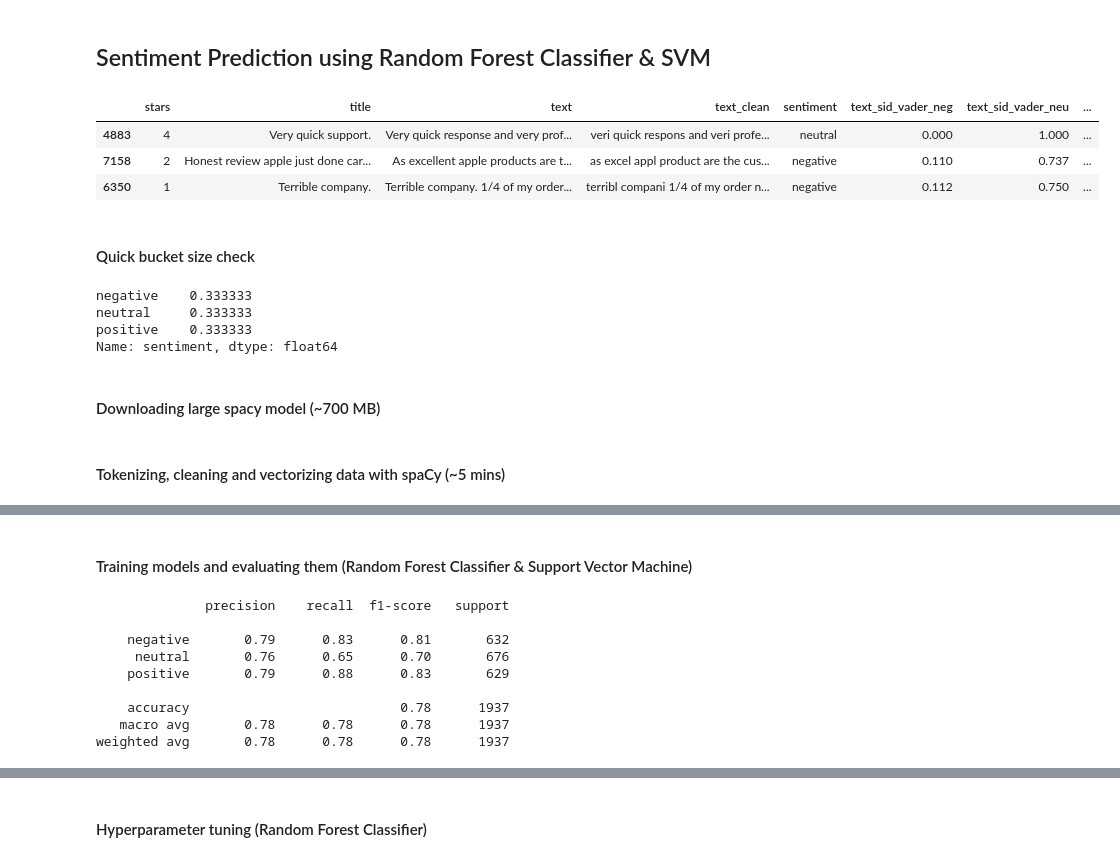
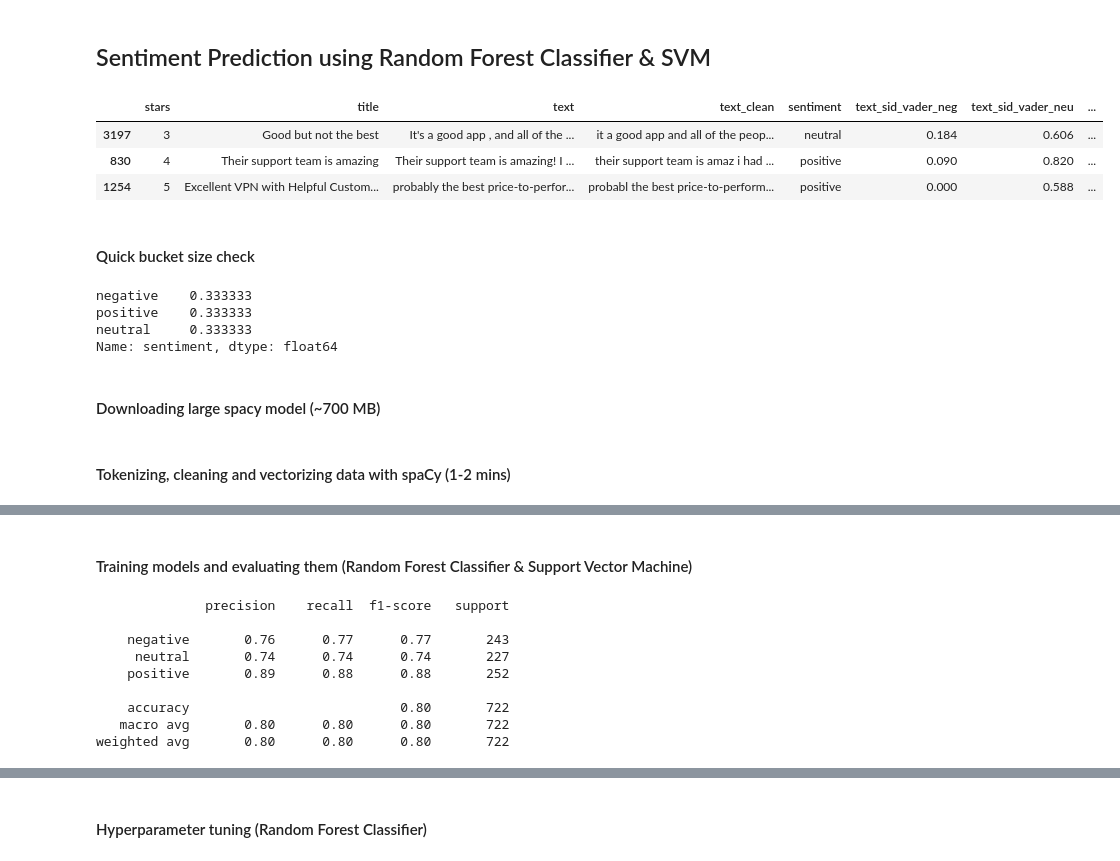
Before and after one commit to DanielEdlich/unternehmenssoftware, a Jupyter notebook: sentiment_prediction.ipynb, the cells around one changed output, grey strips where cells are left out. Drawn from its saved outputs; the diff is of its cells as text; code cells hidden in the pictures.

```diff
--- a/sentiment_prediction.ipynb
+++ b/sentiment_prediction.ipynb
@@ -3,32 +3,33 @@
 # %%
 import spacy
 import sklearn
 import joblib
 import pandas as pd
 import numpy as np
 import matplotlib.pyplot as plt
 from scipy.stats import randint, uniform
 from sklearn.model_selection import train_test_split, RandomizedSearchCV, GridSearchCV
 from sklearn.ensemble import RandomForestClassifier
 from sklearn.svm import SVC
-from sklearn.metrics import classification_report, ConfusionMatrixDisplay
+from sklearn.metrics import classification_report, ConfusionMatrixDisplay, accuracy_score
+from sklearn.dummy import DummyClassifier
 
 # Load pre-processed data
-df = pd.read_csv("data/all_cleaned_alt2")
+df = pd.read_csv("data/all_cleaned_alt")
 df.sample(3)
 # %% [output]
 |  | stars | title | text | text_clean | sentiment | text_sid_vader_neg | text_sid_vader_neu | ... |
-| 4883 | 4 | Very quick support. | Very quick response and very prof... | veri quick respons and veri profe... | neutral | 0.000 | 1.000 | ... |
-| 7158 | 2 | Honest review apple just done car... | As excellent apple products are t... | as excel appl product are the cus... | negative | 0.110 | 0.737 | ... |
-| 6350 | 1 | Terrible company. | Terrible company. 1/4 of my order... | terribl compani 1/4 of my order n... | negative | 0.112 | 0.750 | ... |
+| 3197 | 3 | Good but not the best | It's a good app , and all of the ... | it a good app and all of the peop... | neutral | 0.184 | 0.606 | ... |
+| 830 | 4 | Their support team is amazing | Their support team is amazing! I ... | their support team is amaz i had ... | positive | 0.090 | 0.820 | ... |
+| 1254 | 5 | Excellent VPN with Helpful Custom... | probably the best price-to-perfor... | probabl the best price-to-perform... | positive | 0.000 | 0.588 | ... |
 # %% [markdown]
 #### Quick bucket size check
 # %%
 df["sentiment"].value_counts(normalize=True)
 # %% [output]
 negative    0.333333
+positive    0.333333
 neutral     0.333333
-positive    0.333333
 Name: sentiment, dtype: float64
 # %% [markdown]
 #### Downloading large spacy model (~700 MB)
@@ -36,7 +37,7 @@ Name: sentiment, dtype: float64
 %%capture
 !python -m spacy download en_core_web_lg
 # %% [markdown]
-#### Tokenizing, cleaning and vectorizing data with spaCy (~5 mins)
+#### Tokenizing, cleaning and vectorizing data with spaCy (1-2 mins)
 # %%
 nlp = spacy.load('en_core_web_lg')
 
@@ -75,22 +76,22 @@ Y = df['sentiment']
 X_train, X_test, y_train, y_test = train_test_split(X, Y, test_size=0.2, random_state=42)
 # %%
 # Fit & predict
-rf_clf = RandomForestClassifier(max_depth=7, min_samples_leaf=3, min_samples_split=5, n_estimators=121)
+rf_clf = RandomForestClassifier()
 rf_clf.fit(X_train, y_train)
-y_pred = rf_clf.predict(X_test)
+y_pred_rf = rf_clf.predict(X_test)
 
 # Classification metrics
-print(classification_report(y_test, y_pred))
+print(classification_report(y_test, y_pred_rf))
 # %% [output]
               precision    recall  f1-score   support
 
-    negative       0.79      0.83      0.81       632
-     neutral       0.76      0.65      0.70       676
-    positive       0.79      0.88      0.83       629
+    negative       0.76      0.77      0.77       243
+     neutral       0.74      0.74      0.74       227
+    positive       0.89      0.88      0.88       252
 
-    accuracy                           0.78      1937
-   macro avg       0.78      0.78      0.78      1937
-weighted avg       0.78      0.78      0.78      1937
+    accuracy                           0.80       722
+   macro avg       0.80      0.80      0.80       722
+weighted avg       0.80      0.80      0.80       722
 # %%
 # Confusion matrix of the first model
 ConfusionMatrixDisplay.from_estimator(rf_clf, X_test, y_test, normalize="all")
```
Also changed, not shown: parts of 7 cells of this notebook, 2 other files.
